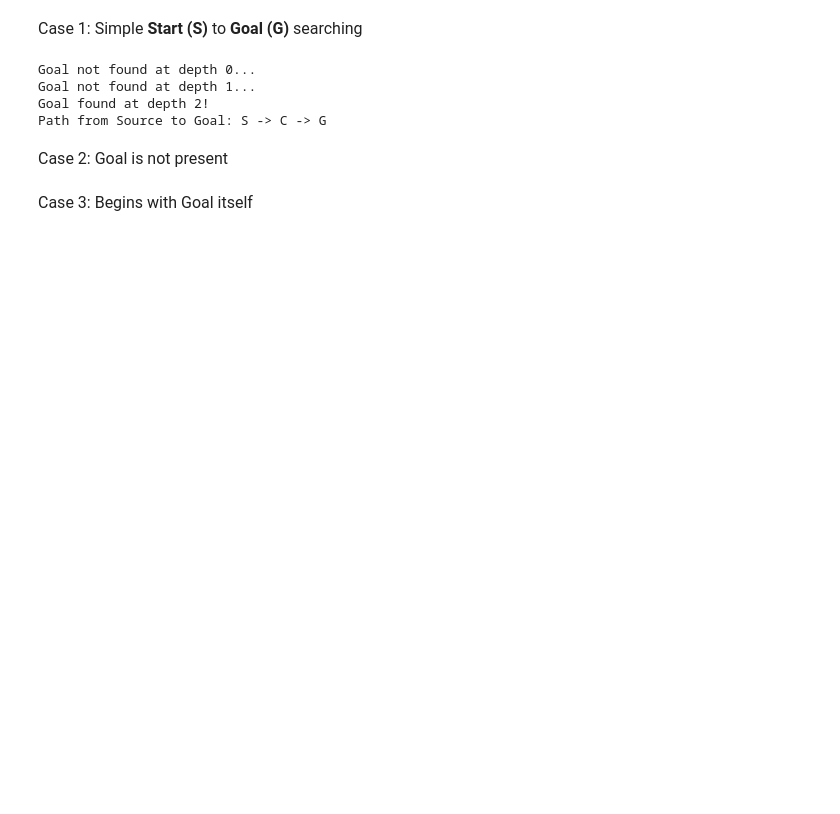
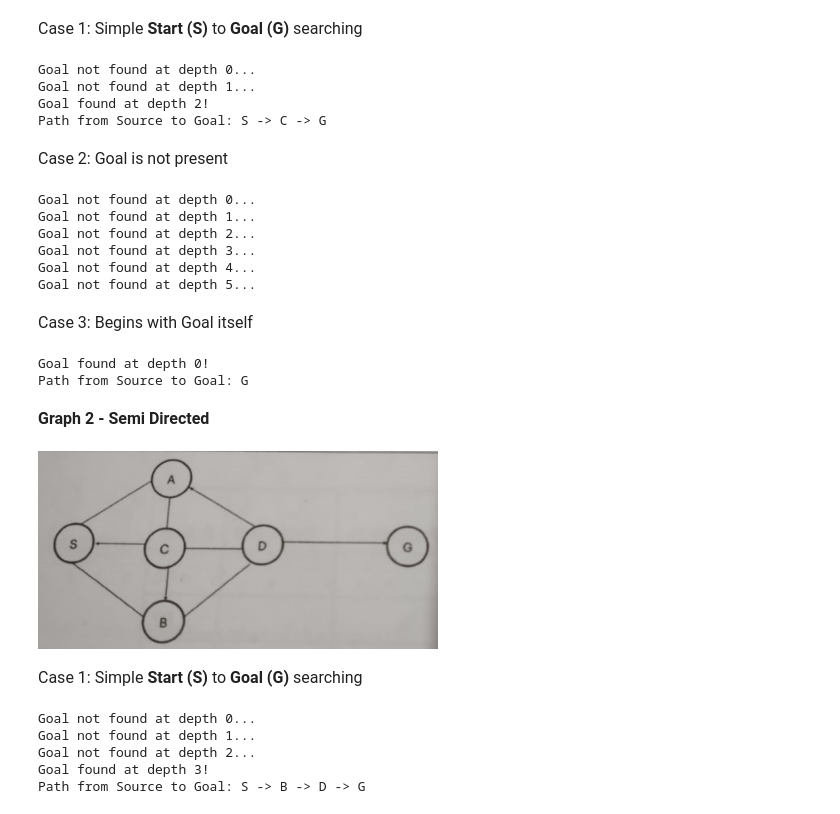
Before and after one commit to Skyoxima/AI_Practice, a Jupyter notebook: Search Algorithms/DFID/Graph_DFID.ipynb, the cells around one changed output. Saved outputs shown, nothing was run; the diff lists cells and outputs as text; code cells hidden in the pictures; blank space fills up the shorter version.

Commit message:
Added another graph

```diff
--- a/Search Algorithms/DFID/Graph_DFID.ipynb
+++ b/Search Algorithms/DFID/Graph_DFID.ipynb
@@ -101,5 +103,25 @@ Goal found at depth 2!
 Path from Source to Goal: S -> C -> G
 # %% [markdown]
 <p style="font-size: 16px">Case 2: Goal is not present</p>
+# %%
+graph_dfid(graph, "S", "L", 5)
+# %% [output]
+Goal not found at depth 0...
+Goal not found at depth 1...
+Goal not found at depth 2...
+Goal not found at depth 3...
+Goal not found at depth 4...
+Goal not found at depth 5...
 # %% [markdown]
 <p style="font-size: 16px">Case 3: Begins with Goal itself</p>
+# %%
+graph_dfid(graph, "G", "G", 5)
+# %% [output]
+Goal found at depth 0!
+Path from Source to Goal: G
+# %% [markdown]
+<p style="font-weight: 700; font-size: 16px">Graph 2 - Semi Directed</p>
+# %%
+Image(filename="../DFS/Graph_2_ref.png", width=400, height=200)
+# %% [output]
+[figure, added]
@@ -105,0 +136,10 @@ Path from Source to Goal: S -> C -> G
+# %% [markdown]
+<p style="font-size: 16px">Case 1: Simple <b>Start (S)</b> to <b>Goal (G)</b> searching</p>
+# %%
+graph_dfid(graph, "S", "G", 5)
+# %% [output]
+Goal not found at depth 0...
+Goal not found at depth 1...
+Goal not found at depth 2...
+Goal found at depth 3!
+Path from Source to Goal: S -> B -> D -> G
```
Also changed, not shown: parts of 2 cells of this notebook, 2 other files.
